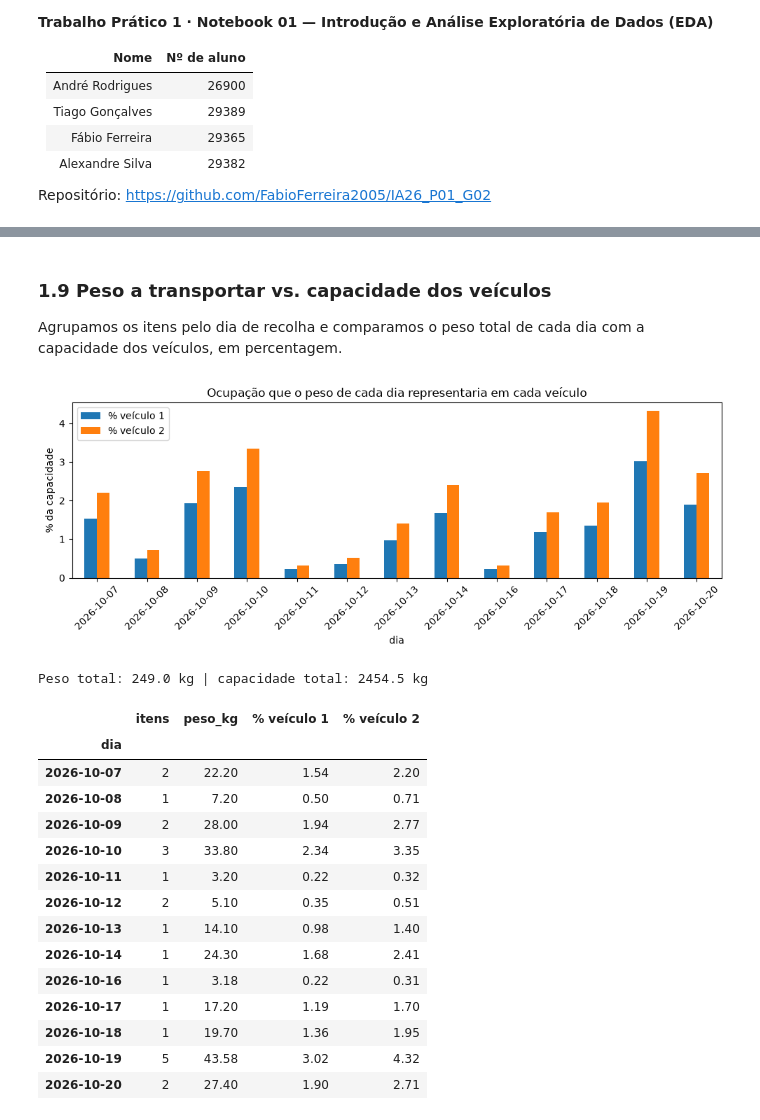
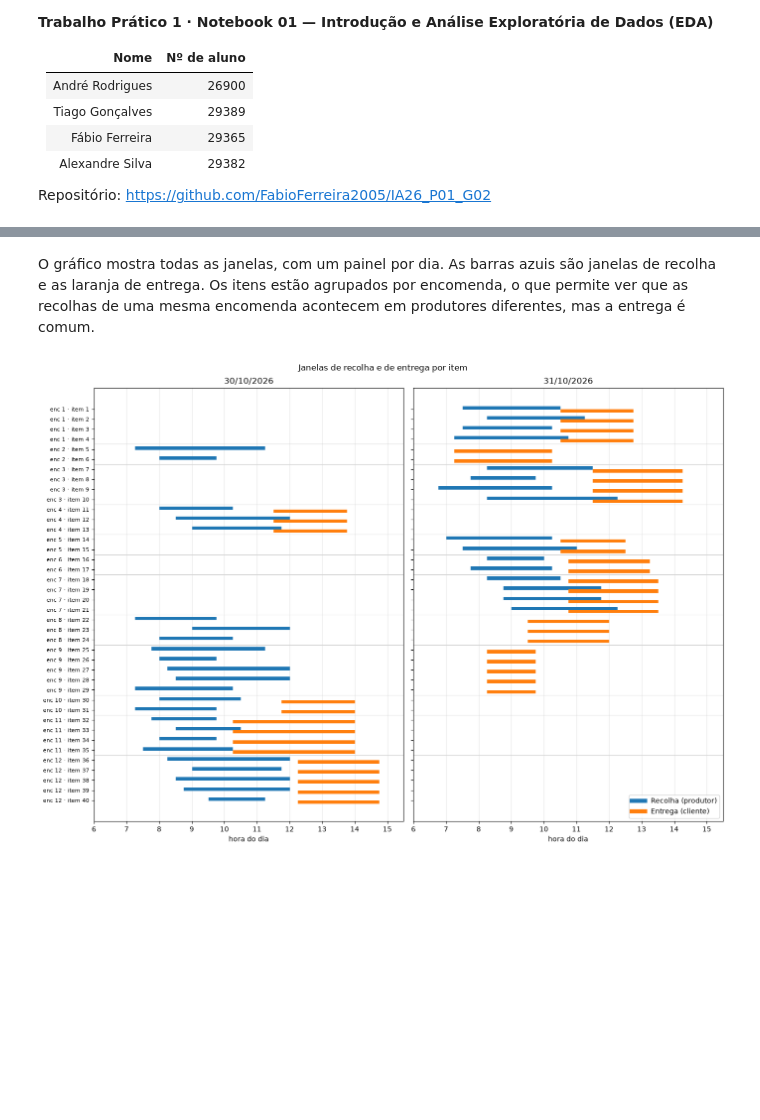
Before and after one commit to FabioFerreira2005/IA26_P01_G02, a Jupyter notebook: 01_eda_tiny.ipynb, the cells around one changed output, grey strips where cells are left out. Cells and saved outputs as stored; diff of their text form; code cells hidden in the pictures; blank space fills up the shorter version.

```diff
--- a/01_eda_tiny.ipynb
+++ b/01_eda_tiny.ipynb
@@ -303,11 +301,19 @@ O ficheiro `rules.csv` define como a operação funciona: o fluxo dos produtos,
 # %%
 display(rules)
 
-R = dict(zip(rules["rule"], rules["value"]))                 # regras como dicionário
+R = dict(zip(rules["rule"], rules["value"]))                  # regras como dicionário
+SERVICO   = float(R["stop_service_min"])                       # min em cada recolha/entrega
+ARMAZEM   = float(R["warehouse_handling_min"])                 # min a descarregar (e a carregar)
+DWELL_MAX = float(R["max_warehouse_dwell_h"])                  # h máximas no armazém
+
 inicio = pd.Timestamp(R["start_date"])
 fim    = inicio + pd.Timedelta(days=int(R["horizon_days"]))
-print(f"Horizonte em rules.csv: {inicio:%d/%m/%Y} a {fim:%d/%m/%Y}")
-print(f"Datas dos pedidos:      {items.availability_start.min():%d/%m/%Y} a {items.delivery_end.max():%d/%m/%Y}")
+datas  = items[DATE_COLS].stack()
+print(f"Horizonte em rules.csv:   {inicio:%d/%m/%Y %H:%M} a {fim:%d/%m/%Y %H:%M}")
+print(f"Datas nas janelas:        {datas.min():%d/%m/%Y %H:%M} a {datas.max():%d/%m/%Y %H:%M}")
+print("Todas as janelas dentro do horizonte:", bool(datas.between(inicio, fim).all()))
+print("Encomendas feitas antes da disponibilidade:",
+      bool((items["order_id"].map(orders.set_index("order_id")["order_datetime"]) < items["availability_start"]).all()))
 # %% [output]
 |  | rule | value | description |
 | 0 | start_date | 2026-10-30 | first day of the planning horizon |
@@ -447,37 +457,27 @@ Pedidos impossíveis (com as regras):  1
 # %% [markdown]
-### 1.9 Peso a transportar vs. capacidade dos veículos
-Agrupamos os itens pelo dia de recolha e comparamos o peso total de cada dia com a capacidade dos veículos, em percentagem.
+O gráfico mostra todas as janelas, com um painel por dia. As barras azuis são janelas de recolha e as laranja de entrega. Os itens estão agrupados por encomenda, o que permite ver que as recolhas de uma mesma encomenda acontecem em produtores diferentes, mas a entrega é comum.
 # %%
-items["dia"] = items["availability_start"].dt.date
-por_dia = items.groupby("dia").agg(itens=("order_item_id", "count"), peso_kg=("weight_kg", "sum"))
+g = items.sort_values(["order_id", "order_item_id"]).reset_index(drop=True)
+dias = sorted(set(g["dia_recolha"]) | set(g["dia_entrega"]))
+horas = lambda s: s.dt.hour + s.dt.minute / 60                # hora do dia em decimal
 
-# ocupação em % da capacidade de cada veículo
-for vid, cap in vehicles[["vehicle_id", "capacity_kg"]].itertuples(index=False):
-    por_dia[f"% veículo {vid}"] = (100 * por_dia["peso_kg"] / cap).round(2)
-
-ax = por_dia[[c for c in por_dia.columns if c.startswith("%")]].plot.bar(figsize=(10, 4), rot=45)
-ax.set_ylabel("% da capacidade")
-ax.set_title("Ocupação que o peso de cada dia representaria em cada veículo")
-plt.tight_layout(); plt.show()
-
-print(f"Peso total: {items.weight_kg.sum():.1f} kg | capacidade total: {vehicles.capacity_kg.sum():.1f} kg")
-por_dia
+fig, axs = plt.subplots(1, len(dias), figsize=(14, 10), sharey=True)
+for ax, dia in zip(axs, dias):
+    rec = g[g["dia_recolha"] == dia]
+    ent = g[g["dia_entrega"] == dia]
+    ax.hlines(rec.index - .15, horas(rec["availability_start"]), horas(rec["availability_end"]), color="tab:blue", lw=5)
+    ax.hlines(ent.index + .15, horas(ent["delivery_start"]), horas(ent["delivery_end"]), color="tab:orange", lw=5)
+    for i in g.index[1:]:                                    # separador entre encomendas
+        if g.loc[i, "order_id"] != g.loc[i - 1, "order_id"]:
+            ax.axhline(i - .5, color="lightgray", lw=.8)
+    ax.set_xlim(6, 15.5); ax.set_xticks(range(6, 16)); ax.grid(axis="x", alpha=.3)
+    ax.set_title(f"{dia:%d/%m/%Y}"); ax.set_xlabel("hora do dia")
+axs[0].set_yticks(g.index)
+axs[0].set_yticklabels([f"enc {o} · item {i}" for o, i in zip(g["order_id"], g["order_item_id"])], fontsize=8)
+axs[0].invert_yaxis()
+axs[-1].legend(handles=[plt.Line2D([], [], color="tab:blue", lw=6, label="Recolha (produtor)"),
+                        plt.Line2D([], [], color="tab:orange", lw=6, label="Entrega (cliente)")], loc="lower right")
+plt.suptitle("Janelas de recolha e de entrega por item"); plt.tight_layout(); plt.show()
 # %% [output]
-[figure, old version]
+[figure, new version]
-Peso total: 249.0 kg | capacidade total: 2454.5 kg
-|  | itens | peso_kg | % veículo 1 | % veículo 2 |
-| dia |  |  |  |  |
-| 2026-10-07 | 2 | 22.20 | 1.54 | 2.20 |
-| 2026-10-08 | 1 | 7.20 | 0.50 | 0.71 |
-| 2026-10-09 | 2 | 28.00 | 1.94 | 2.77 |
-| 2026-10-10 | 3 | 33.80 | 2.34 | 3.35 |
-| 2026-10-11 | 1 | 3.20 | 0.22 | 0.32 |
-| 2026-10-12 | 2 | 5.10 | 0.35 | 0.51 |
-| 2026-10-13 | 1 | 14.10 | 0.98 | 1.40 |
-| 2026-10-14 | 1 | 24.30 | 1.68 | 2.41 |
-| 2026-10-16 | 1 | 3.18 | 0.22 | 0.31 |
-| 2026-10-17 | 1 | 17.20 | 1.19 | 1.70 |
-| 2026-10-18 | 1 | 19.70 | 1.36 | 1.95 |
-| 2026-10-19 | 5 | 43.58 | 3.02 | 4.32 |
-| 2026-10-20 | 2 | 27.40 | 1.90 | 2.71 |
 # %% [markdown]
```
Also changed, not shown: parts of 41 cells of this notebook, 12 other files.
